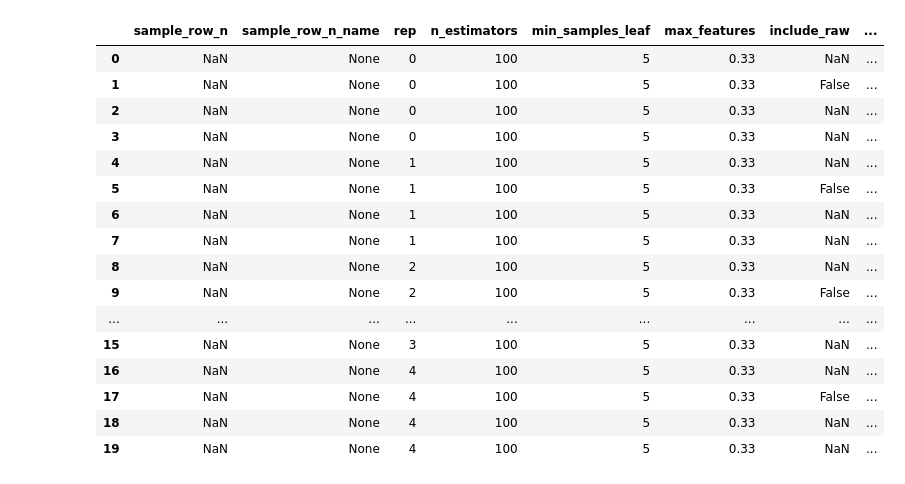
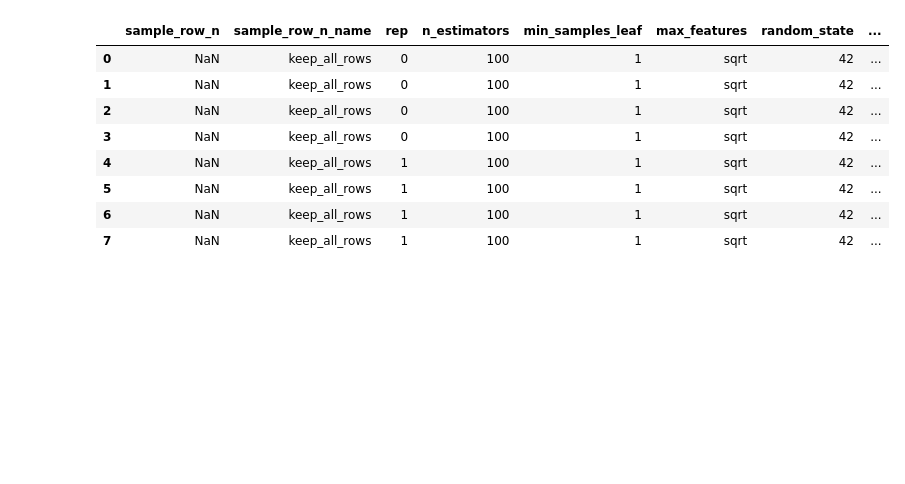
Before and after one commit to Yu-Group/imodels-experiments, a Jupyter notebook: feature_importance/real_data_ablation_visulization.ipynb, the cells around one changed output. Cells and saved outputs as stored; diff of their text form; code cells hidden in the pictures; blank space fills up the shorter version.

```diff
--- a/feature_importance/real_data_ablation_visulization.ipynb
+++ b/feature_importance/real_data_ablation_visulization.ipynb
@@ -3,29 +3,25 @@ import pandas as pd
 import matplotlib.pyplot as plt
 import numpy as np
 # %%
-df = pd.read_csv("./results/mdi_local.real_data_regression/diabetes_regression/varying_sample_row_n/seed331/results.csv")
+# df = pd.read_csv("./results/mdi_local.real_data_regression/diabetes_regression/varying_sample_row_n/seed331/results.csv")
 # df = pd.read_csv("./results/mdi_local.real_data_classification/diabetes_classification/varying_sample_row_n/seed331/results.csv")
+df = pd.read_csv("./results/mdi_local.real_data_classification/fico/varying_sample_row_n/seed331/results.csv")
+# df = pd.read_csv("./results/mdi_local.real_data_regression/satellite_image/varying_sample_row_n/seed331/results.csv")
+# df = pd.read_csv("./results/mdi_local.real_data_classification/juvenile/varying_sample_row_n/seed331/results.csv")
+# df = pd.read_csv("./results/mdi_local.real_data_regression/ca_housing/varying_sample_row_n/seed331/results.csv")
 # %%
 pd.set_option('display.max_columns', None)
-df.head(20)
+df
 # %% [output]
-|  | sample_row_n | sample_row_n_name | rep | n_estimators | min_samples_leaf | max_features | include_raw | ... |
-| 0 | NaN | None | 0 | 100 | 5 | 0.33 | NaN | ... |
-| 1 | NaN | None | 0 | 100 | 5 | 0.33 | False | ... |
-| 2 | NaN | None | 0 | 100 | 5 | 0.33 | NaN | ... |
-| 3 | NaN | None | 0 | 100 | 5 | 0.33 | NaN | ... |
-| 4 | NaN | None | 1 | 100 | 5 | 0.33 | NaN | ... |
-| 5 | NaN | None | 1 | 100 | 5 | 0.33 | False | ... |
-| 6 | NaN | None | 1 | 100 | 5 | 0.33 | NaN | ... |
-| 7 | NaN | None | 1 | 100 | 5 | 0.33 | NaN | ... |
-| 8 | NaN | None | 2 | 100 | 5 | 0.33 | NaN | ... |
-| 9 | NaN | None | 2 | 100 | 5 | 0.33 | False | ... |
-| ... | ... | ... | ... | ... | ... | ... | ... | ... |
-| 15 | NaN | None | 3 | 100 | 5 | 0.33 | NaN | ... |
-| 16 | NaN | None | 4 | 100 | 5 | 0.33 | NaN | ... |
-| 17 | NaN | None | 4 | 100 | 5 | 0.33 | False | ... |
-| 18 | NaN | None | 4 | 100 | 5 | 0.33 | NaN | ... |
-| 19 | NaN | None | 4 | 100 | 5 | 0.33 | NaN | ... |
+|  | sample_row_n | sample_row_n_name | rep | n_estimators | min_samples_leaf | max_features | random_state | ... |
+| 0 | NaN | keep_all_rows | 0 | 100 | 1 | sqrt | 42 | ... |
+| 1 | NaN | keep_all_rows | 0 | 100 | 1 | sqrt | 42 | ... |
+| 2 | NaN | keep_all_rows | 0 | 100 | 1 | sqrt | 42 | ... |
+| 3 | NaN | keep_all_rows | 0 | 100 | 1 | sqrt | 42 | ... |
+| 4 | NaN | keep_all_rows | 1 | 100 | 1 | sqrt | 42 | ... |
+| 5 | NaN | keep_all_rows | 1 | 100 | 1 | sqrt | 42 | ... |
+| 6 | NaN | keep_all_rows | 1 | 100 | 1 | sqrt | 42 | ... |
+| 7 | NaN | keep_all_rows | 1 | 100 | 1 | sqrt | 42 | ... |
 # %%
 # Print the run-time of the feature importance algorithm
 df[["fi","fi_time"]]
```
Also changed, not shown: parts of 3 cells of this notebook, 5 other files.
